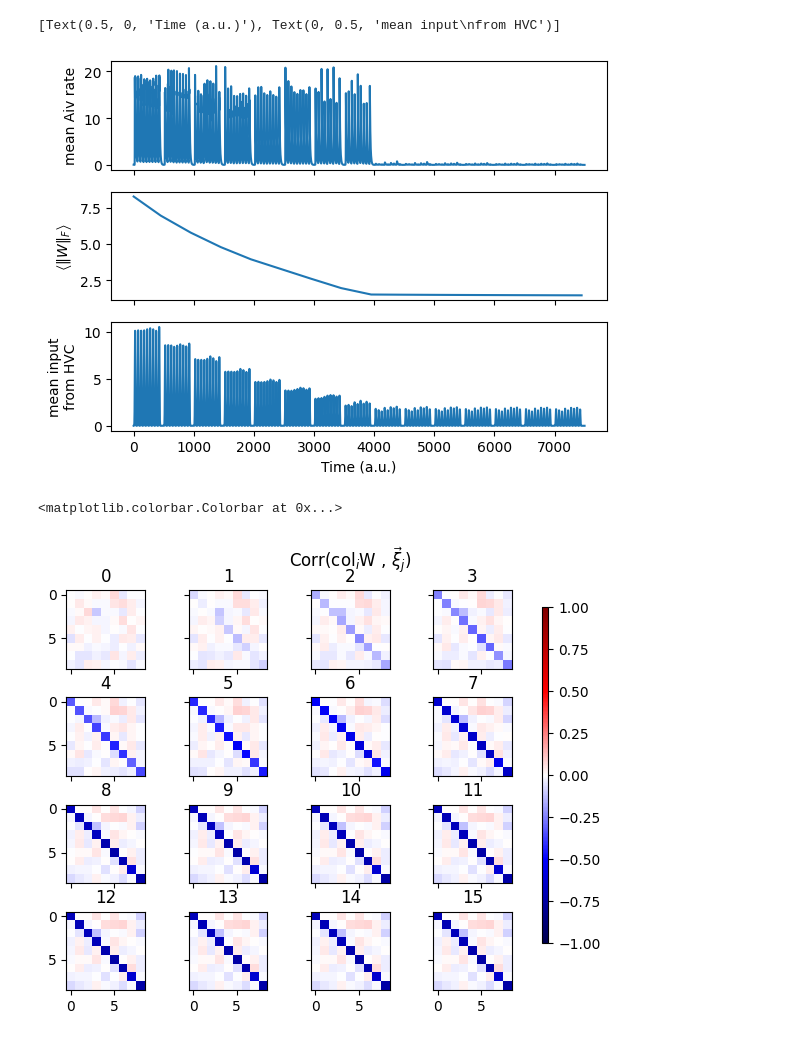
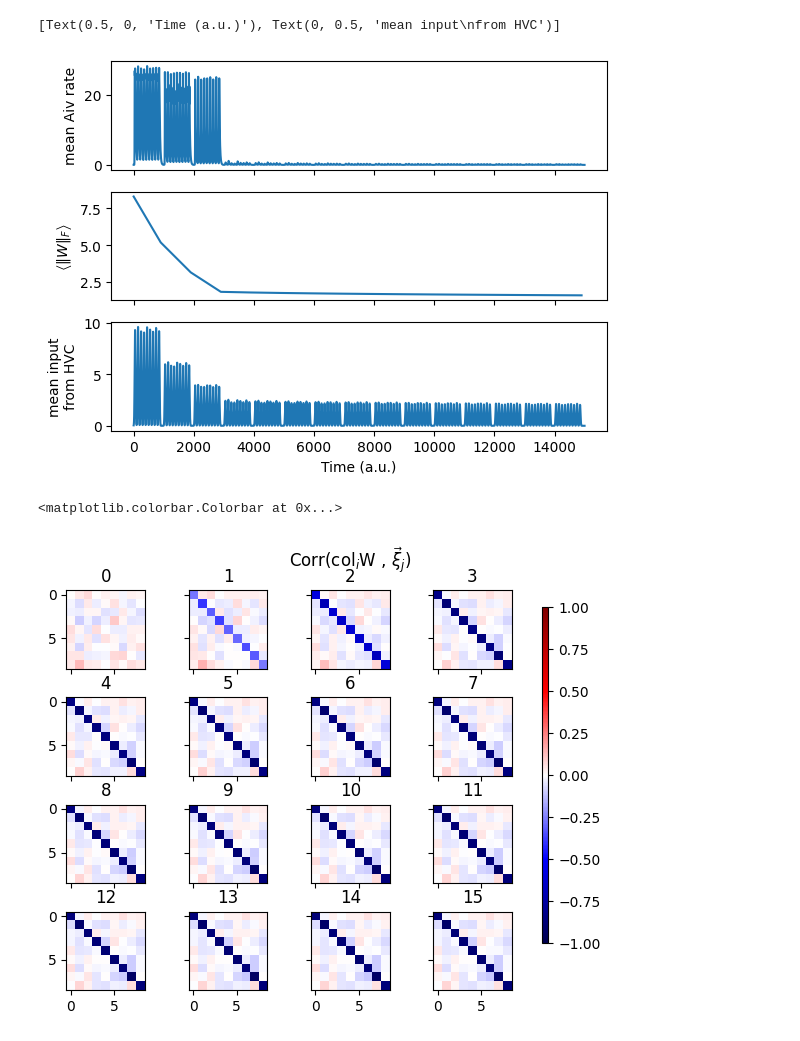
Before and after one commit to gongziyida/vocal-error-network, a Jupyter notebook: rec_wilson_cowan.ipynb, the cells around one changed output. Saved outputs shown, nothing was run; the diff lists cells and outputs as text; code cells hidden in the pictures.

```diff
--- a/rec_wilson_cowan.ipynb
+++ b/rec_wilson_cowan.ipynb
@@ -9,9 +9,9 @@ rng = np.random.default_rng()
 N_Aiv, N_HVC, N_I = 500, 9, 125
 conn_prob = 1
 # %%
-peak_rate, kernel_width = 100, 5
+peak_rate, kernel_width = 100, 15
 # %%
-T_rend = 500 # Each rendition
+T_rend = 1000 # Each rendition
 N_rend = 15 # Number of renditions
 T = N_rend * T_rend # Total
 # %%
@@ -40,8 +40,8 @@ def bilin_hebb(W, aiv, hvc, lr, w0_mean, tau_w):
         W[:,i] = np.clip(W[:,i] + dW, a_min=0, a_max=None)
 # %%
 w0_mean, w0_std = 1/N_HVC, 0.5/N_HVC
-JEE, JEI, JIE, JII = 1, 2, 1, 1
-tau_Aiv, tau_I, dt = 10, 5, 1
+JEE, JEI, JIE, JII = np.array([1, 2, 1, 0.5]) * 0.3
+tau_Aiv, tau_I, dt = 20, 10, 1
 
 net = AivWilsonCowan(N_Aiv, N_HVC, conn_prob, w0_mean, w0_std, phi, tau_Aiv,
                      N_I, tau_I, JEE, JEI, JIE, JII)
@@ -49,7 +49,7 @@ net = AivWilsonCowan(N_Aiv, N_HVC, conn_prob, w0_mean, w0_std, phi, tau_Aiv,
 Aiv0, I0, ext_I = phi(rng.normal(0, 1, size=N_Aiv)), 5, 0
 
 _ = net.sim(Aiv0, I0, rH, aud, save_W_ts, T, dt, 0.2, ext_I, bilin_hebb,
-            lr=-1e-6, w0_mean=w0_mean, tau_w=1e6)
+            lr=-5e-7, w0_mean=w0_mean, tau_w=5e7)
 rA, rI, Ws, mean_HVC_input = _
 # %%
 plt.plot(rA.mean(axis=1))
@@ -69,23 +69,25 @@ ax[1].set(ylabel=r'$\left\langle \| W \|_F \right\rangle$')
 ax[2].set(xlabel='Time (a.u.)', ylabel='mean input\nfrom HVC')
 # %% [output]
 [Text(0.5, 0, 'Time (a.u.)'), Text(0, 0.5, 'mean input\nfrom HVC')]
-[figure, old version]
+[figure, new version]
 # %%
 W_syl_corrs = [correlation(_.T, syl, lambda x: x) for _ in Ws]
 # %%
 fig, ax = plt.subplots(4, 4, sharex='all', sharey='all')
 ax = ax.flatten()
 for i, wsc in enumerate(W_syl_corrs):
+    if i >= len(ax):
+        break
     im = ax[i].imshow(wsc, vmax=1, vmin=-1, cmap='seismic')
     ax[i].set_title(i)
 fig.suptitle(r'Corr(col$_i$W , $\vec\xi_j$)')
 fig.tight_layout(pad=0.1)
 fig.subplots_adjust(right=0.8)
 cbar_ax = fig.add_axes([0.8, 0.15, 0.01, 0.7])
 fig.colorbar(im, cax=cbar_ax)
 # %% [output]
 <matplotlib.colorbar.Colorbar at 0x...>
-[figure, old version]
+[figure, new version]
 # %%
 plt.hist(Ws[-1].flatten(), density=True, bins=30)
 plt.axvline(Ws[-1].mean(), color='r')
```
Also changed, not shown: parts of 12 cells of this notebook, 2 other files.
